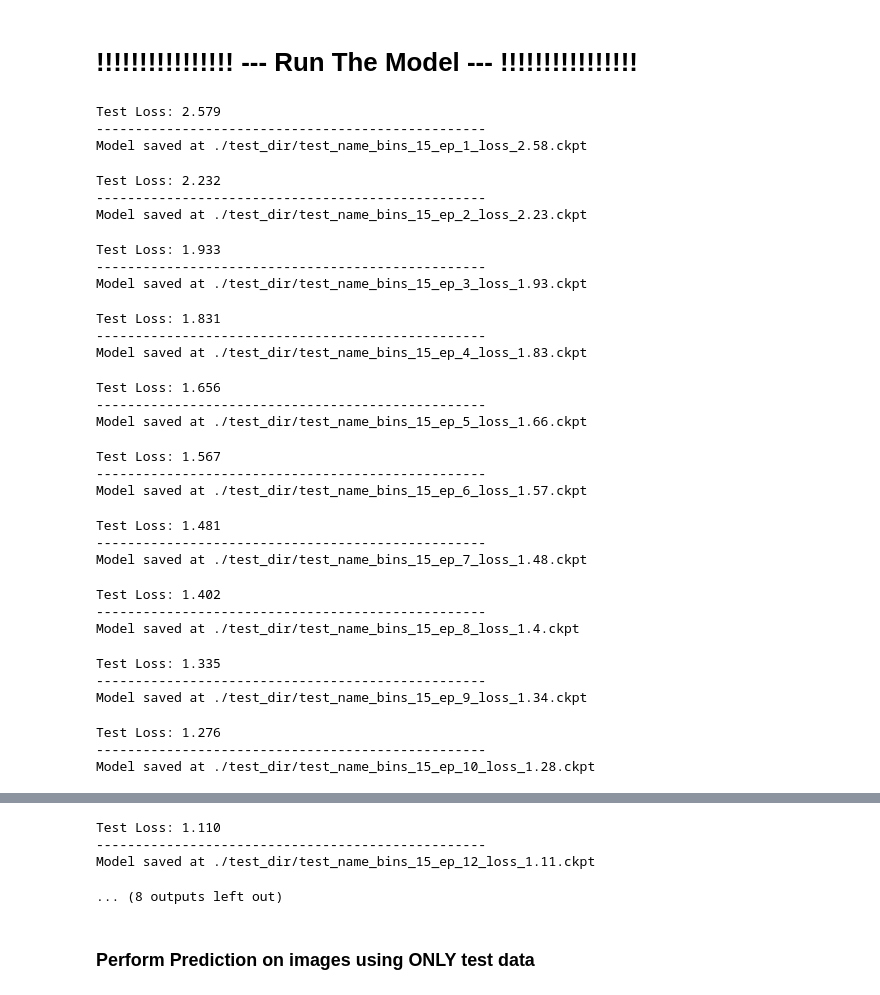
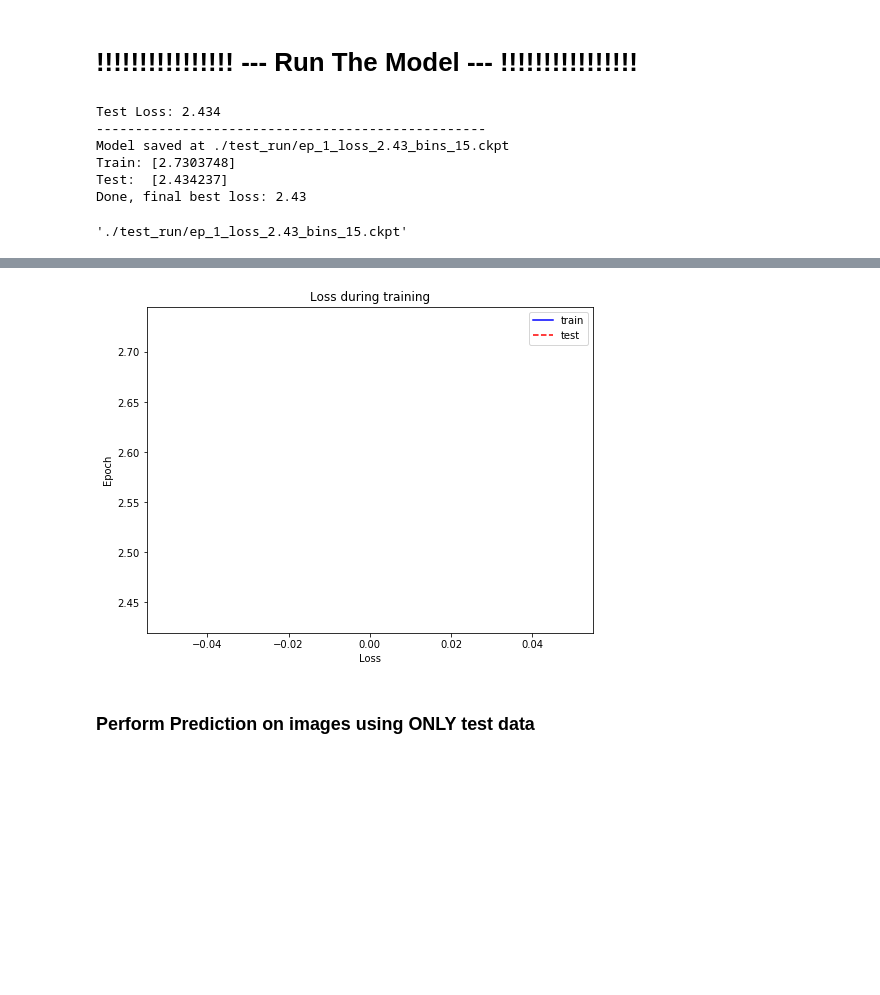
Before and after one commit to tall-josh/fyp_diy_robo_car, a Jupyter notebook: end2end/tf_end2end.ipynb, the cells around one changed output, grey strips where cells are left out. Drawn from its saved outputs; the diff is of its cells as text; code cells hidden in the pictures; blank space fills up the shorter version.

```diff
--- a/end2end/tf_end2end.ipynb
+++ b/end2end/tf_end2end.ipynb
@@ -116,5 +99,5 @@ None
 from show_graph import show_graph
 from tf_donkey import Model
 classes = [x for x in range(NUM_BINS)]
-car_brain = Model("test_name", in_shape=(120,160,3), classes=classes)
+car_brain = Model(in_shape=[120,160,3], classes=classes)
 # %% [output]
@@ -124,54 +107,31 @@ classes:             [0, 1, 2, 3, 4, 5, 6, 7, 8, 9, 10, 11, 12, 13, 14]
 ### Train and Test Generators
 # %%
 train_gen=DataGenerator(batch_size=50,
-                      data_set=train,
+                      data_set=raw_train,
                       image_dir=image_dir,
                       anno_dir=anno_dir,
                       num_bins=NUM_BINS)
 
 test_gen=DataGenerator(batch_size=50,
-                      data_set=test,
+                      data_set=raw_test,
                       image_dir=image_dir,
                       anno_dir=anno_dir,
                       num_bins=NUM_BINS)
 # %% [markdown]
 # !!!!!!!!!!!!!!!! --- Run The Model --- !!!!!!!!!!!!!!!!
 # %%
-epochs = 20
+epochs = 1
 batch_size = 50
 learning_rate = 0.001
 car_brain.Train(train_gen=train_gen,
                test_gen=test_gen,
-               save_dir=f"./test_dir",
+               save_dir = "./test_run",
                epochs=epochs)
 # %% [output]
-Test Loss: 2.579
+Test Loss: 2.434
 --------------------------------------------------
-Model saved at ./test_dir/test_name_bins_15_ep_1_loss_2.58.ckpt
+Model saved at ./test_run/ep_1_loss_2.43_bins_15.ckpt
+Train: [2.7303748]
+Test:  [2.434237]
+Done, final best loss: 2.43
-Test Loss: 2.232
---------------------------------------------------
-Model saved at ./test_dir/test_name_bins_15_ep_2_loss_2.23.ckpt
+'./test_run/ep_1_loss_2.43_bins_15.ckpt'
-Test Loss: 1.933
---------------------------------------------------
-Model saved at ./test_dir/test_name_bins_15_ep_3_loss_1.93.ckpt
-Test Loss: 1.831
---------------------------------------------------
-Model saved at ./test_dir/test_name_bins_15_ep_4_loss_1.83.ckpt
-Test Loss: 1.656
---------------------------------------------------
-Model saved at ./test_dir/test_name_bins_15_ep_5_loss_1.66.ckpt
-Test Loss: 1.567
---------------------------------------------------
-Model saved at ./test_dir/test_name_bins_15_ep_6_loss_1.57.ckpt
-Test Loss: 1.481
---------------------------------------------------
-Model saved at ./test_dir/test_name_bins_15_ep_7_loss_1.48.ckpt
-Test Loss: 1.402
---------------------------------------------------
-Model saved at ./test_dir/test_name_bins_15_ep_8_loss_1.4.ckpt
-Test Loss: 1.335
---------------------------------------------------
-Model saved at ./test_dir/test_name_bins_15_ep_9_loss_1.34.ckpt
-Test Loss: 1.276
---------------------------------------------------
-Model saved at ./test_dir/test_name_bins_15_ep_10_loss_1.28.ckpt
@@ -180,7 +138,4 @@ Test Loss: 1.301
-Test Loss: 1.110
---------------------------------------------------
-Model saved at ./test_dir/test_name_bins_15_ep_12_loss_1.11.ckpt
-... (8 outputs left out)
+[figure, added]
 # %%
 tr_loss, te_loss, te_acc = car_brain.TrainingResults()
 plt.plot(te_loss)
```
Also changed, not shown: parts of 8 cells of this notebook, 28 other files.
